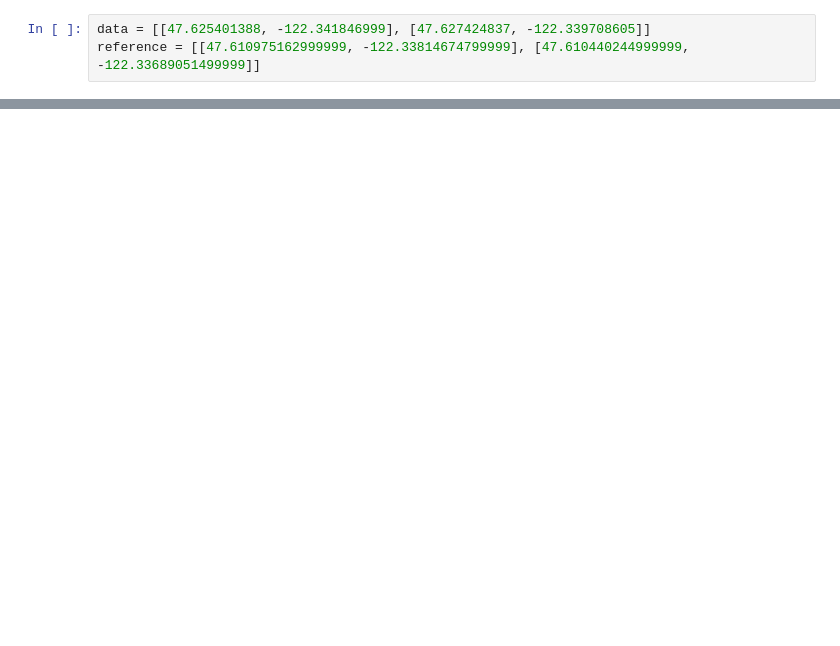
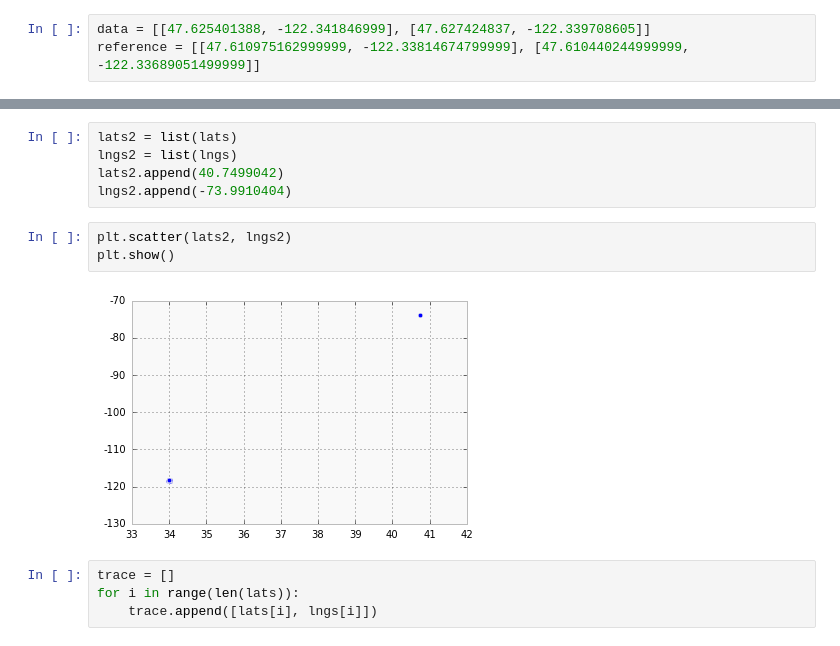
Before and after one commit to kylepolich/hacking-machine-learning, a Jupyter notebook: geo-cluster.ipynb, the cells around one changed output, grey strips where cells are left out. Saved outputs shown, nothing was run; the diff lists cells and outputs as text; blank space fills up the shorter version.

```diff
--- a/geo-cluster.ipynb
+++ b/geo-cluster.ipynb
@@ -60,0 +101,14 @@ scores below are 0 - 4
+# %%
+lats2 = list(lats)
+lngs2 = list(lngs)
+lats2.append(40.7499042)
+lngs2.append(-73.9910404)
+# %%
+plt.scatter(lats2, lngs2)
+plt.show()
+# %% [output]
+[figure, added]
+# %%
+trace = []
+for i in range(len(lats)):
+    trace.append([lats[i], lngs[i]])
```
Also changed, not shown: parts of 21 cells of this notebook, 2 other files.
